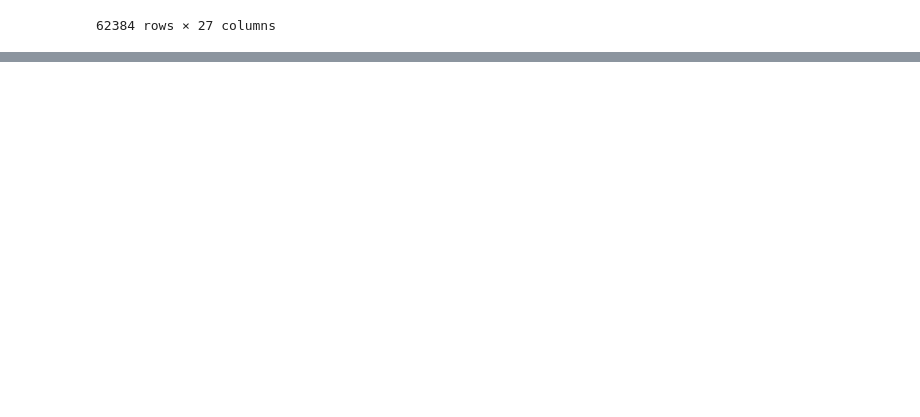
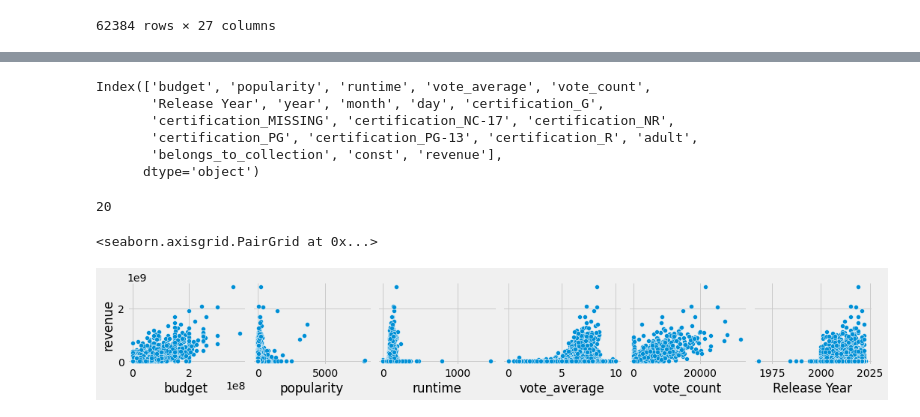
Before and after one commit to cole-beach/What-Makes-A-Movie-Successful, a Jupyter notebook: Part 5 - Model Insights - Regressions.ipynb, the cells around one changed output, grey strips where cells are left out. Saved outputs shown, nothing was run; the diff lists cells and outputs as text; code cells hidden in the pictures; blank space fills up the shorter version.

```diff
--- a/Part 5 - Model Insights - Regressions.ipynb
+++ b/Part 5 - Model Insights - Regressions.ipynb
@@ -71,0 +414,10 @@ df
+# %%
+## fit the col transformer
+preprocessor.fit(X_train)
+X_train_tf = pd.DataFrame( preprocessor.transform(X_train),
+                          columns=preprocessor.get_feature_names_out(),
+                          index=X_train.index)
+X_test_tf = pd.DataFrame( preprocessor.transform(X_test),
+                          columns=preprocessor.get_feature_names_out(),
+                          index=X_test.index)
+X_train_tf.head()
@@ -71,0 +433,5 @@ df
+# %%
+## Make final X_train_df and X_test_df with constants added
+X_train_df = sm.add_constant(X_train_tf, prepend=False, has_constant='add')
+X_test_df = sm.add_constant(X_test_tf, prepend=False, has_constant='add')
+display(X_train_df.head(2),X_test_df.head(2))
@@ -71,0 +858,4 @@ df
+# %%
+## concatenating training data into plot_df
+plot_df = pd.concat([X_train_df,y_train],axis=1)
+plot_df
@@ -71,0 +876,24 @@ df
+# %%
+## save plot_cols list to show (dropping genre from plot_df from pair_plot)
+genre_cols = [c for c in plot_df if c.startswith('Genre')]
+comp_cols = [c for c in plot_df if c.startswith('ProdComp')]
+
+plot_cols = plot_df.drop(columns=[*genre_cols, *comp_cols]).columns
+plot_cols
+# %% [output]
+Index(['budget', 'popularity', 'runtime', 'vote_average', 'vote_count',
+       'Release Year', 'year', 'month', 'day', 'certification_G',
+       'certification_MISSING', 'certification_NC-17', 'certification_NR',
+       'certification_PG', 'certification_PG-13', 'certification_R', 'adult',
+       'belongs_to_collection', 'const', 'revenue'],
+      dtype='object')
+# %%
+len(plot_cols)
+# %% [output]
+20
+# %%
+## Plot first 6 features
+sns.pairplot(data=plot_df, y_vars='revenue', x_vars=plot_cols[:6])
+# %% [output]
+<seaborn.axisgrid.PairGrid at 0x...>
+[figure, added]
```
Also changed, not shown: parts of 60 cells of this notebook.
